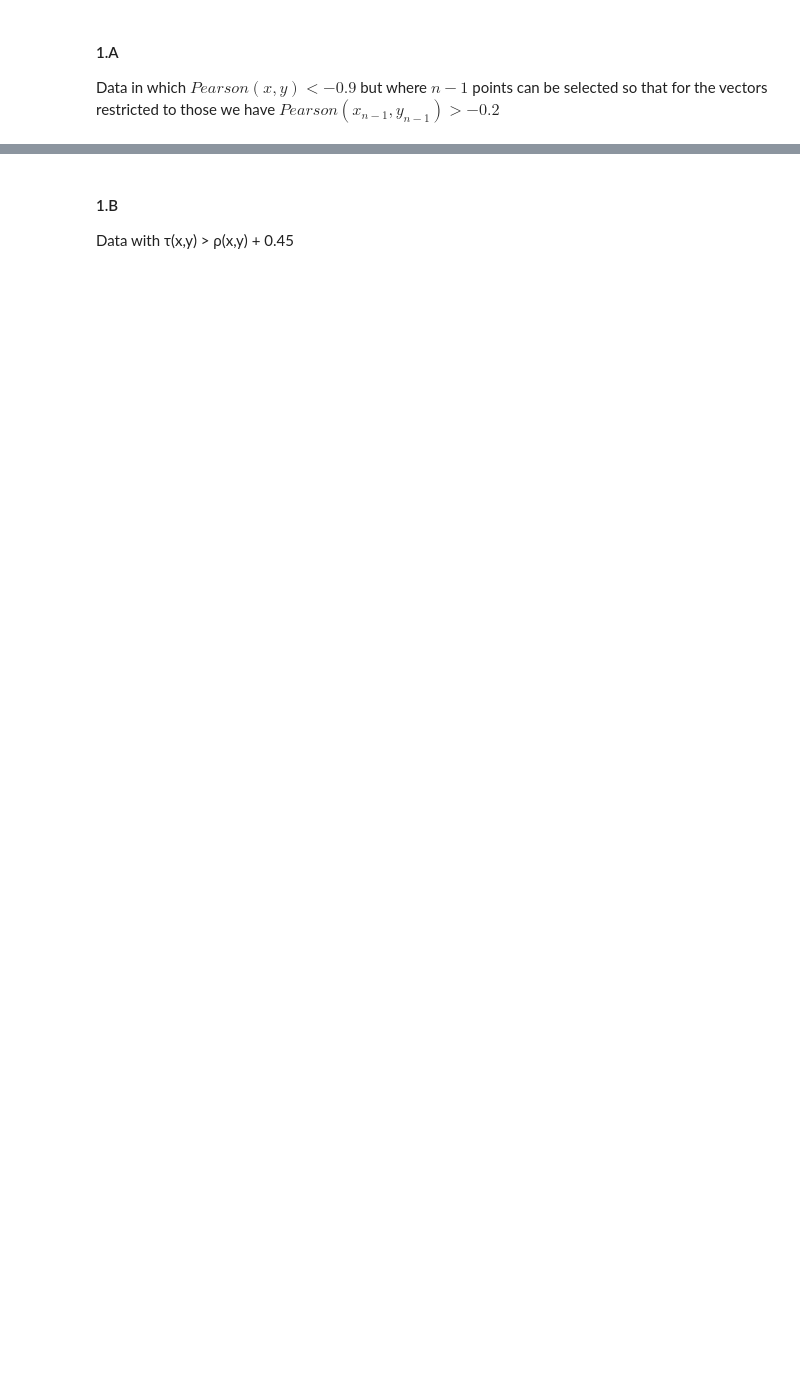
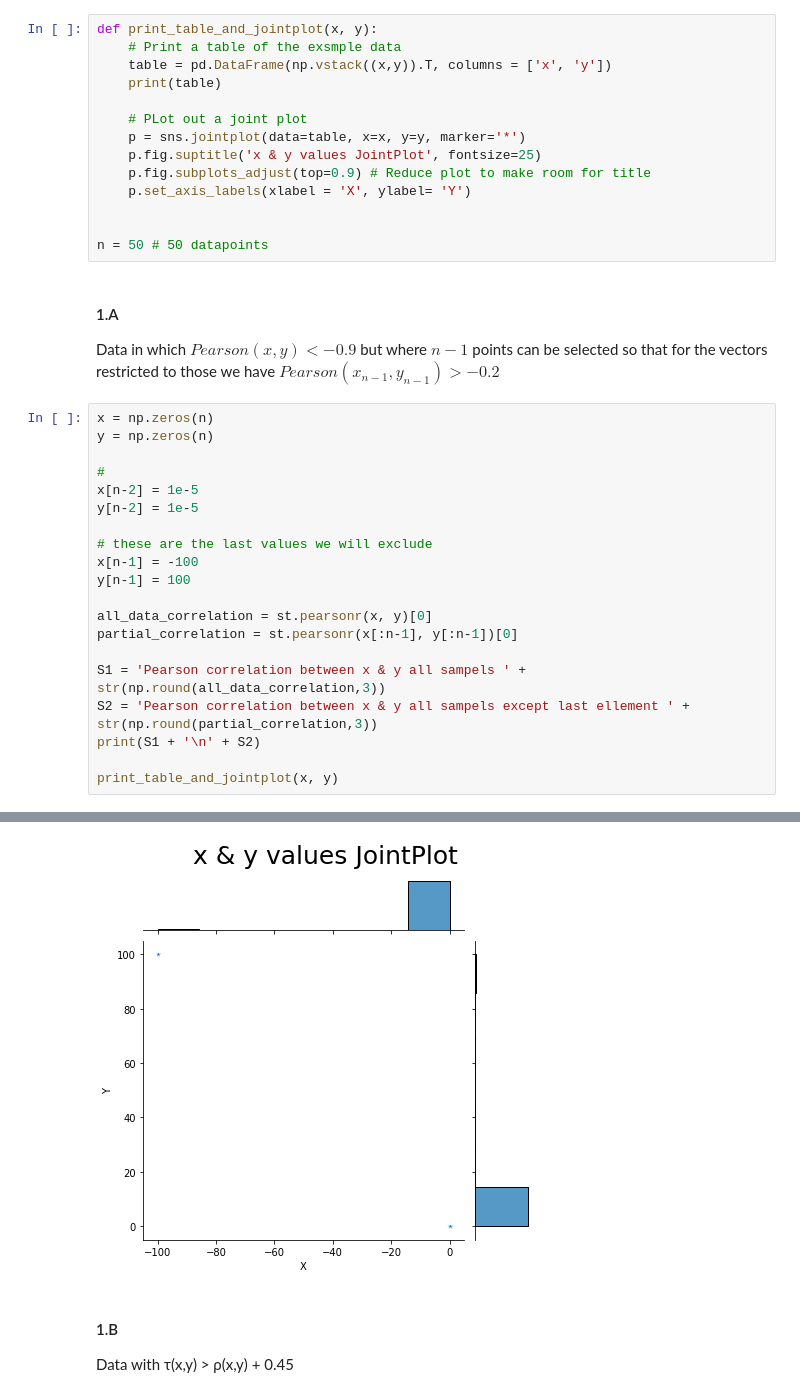
Before and after one commit to RoyR-IDC/StatisticsAndDataAnalysis, a Jupyter notebook: HW3/HW3/203972922_201312907.ipynb, the cells around one changed output, grey strips where cells are left out. Saved outputs shown, nothing was run; the diff lists cells and outputs as text; blank space fills up the shorter version.

```diff
--- a/HW3/HW3/203972922_201312907.ipynb
+++ b/HW3/HW3/203972922_201312907.ipynb
@@ -30,6 +33,41 @@ Pearson(x,y) = Pearson correlation<br>
 τ(x,y) = Kendall rank correlation<br>
 ρ(x,y) = Spearman rank correlation <br>
 <img src="jointplot.png">
+# %%
+def print_table_and_jointplot(x, y):
+    # Print a table of the exsmple data
+    table = pd.DataFrame(np.vstack((x,y)).T, columns = ['x', 'y'])
+    print(table)
+
+    # PLot out a joint plot
+    p = sns.jointplot(data=table, x=x, y=y, marker='*')
+    p.fig.suptitle('x & y values JointPlot', fontsize=25)
+    p.fig.subplots_adjust(top=0.9) # Reduce plot to make room for title
+    p.set_axis_labels(xlabel = 'X', ylabel= 'Y')
+
+
+n = 50 # 50 datapoints
 # %% [markdown]
 #### 1.A
 Data in which  $Pearson(x,y) < -0.9$ but where $n-1$ points can be selected so that for the vectors restricted to those we have $Pearson(x_{n-1},y_{n-1}) > -0.2$
+# %%
+x = np.zeros(n)
+y = np.zeros(n)
+
+#
+x[n-2] = 1e-5
+y[n-2] = 1e-5
+
+# these are the last values we will exclude
+x[n-1] = -100
+y[n-1] = 100
+
+all_data_correlation = st.pearsonr(x, y)[0]
+partial_correlation = st.pearsonr(x[:n-1], y[:n-1])[0]
+
+S1 = 'Pearson correlation between x & y all sampels ' + str(np.round(all_data_correlation,3))
+S2 = 'Pearson correlation between x & y all sampels except last ellement ' + str(np.round(partial_correlation,3))
+print(S1 + '\n' + S2)
+
+print_table_and_jointplot(x, y)
+# %% [output]
@@ -36,3 +91,4 @@ Data in which  $Pearson(x,y) < -0.9$ but where $n-1$ points can be selected so t
+[figure, added]
 # %% [markdown]
 #### 1.B
 Data with τ(x,y) > ρ(x,y) + 0.45
```
Also changed, not shown: parts of 56 cells of this notebook.
